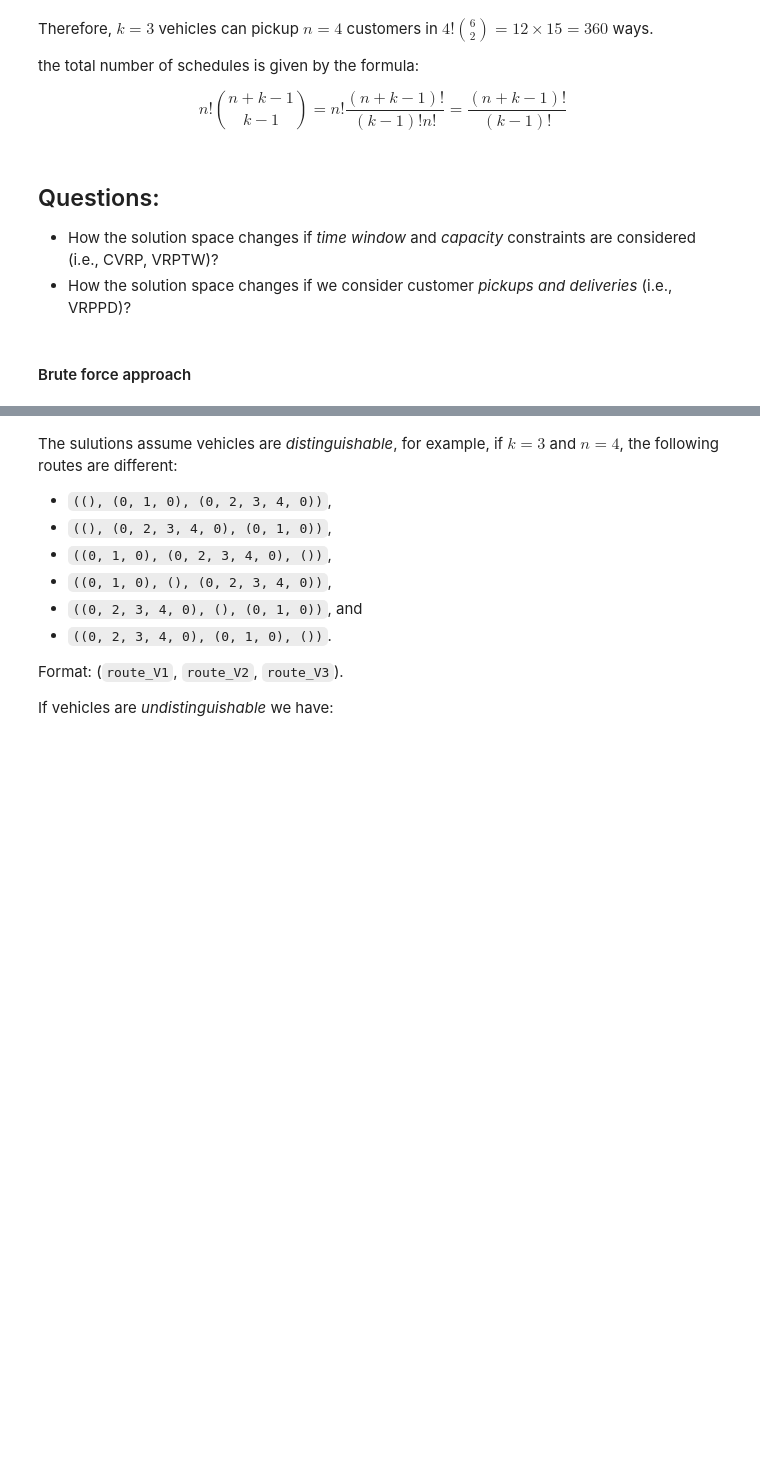
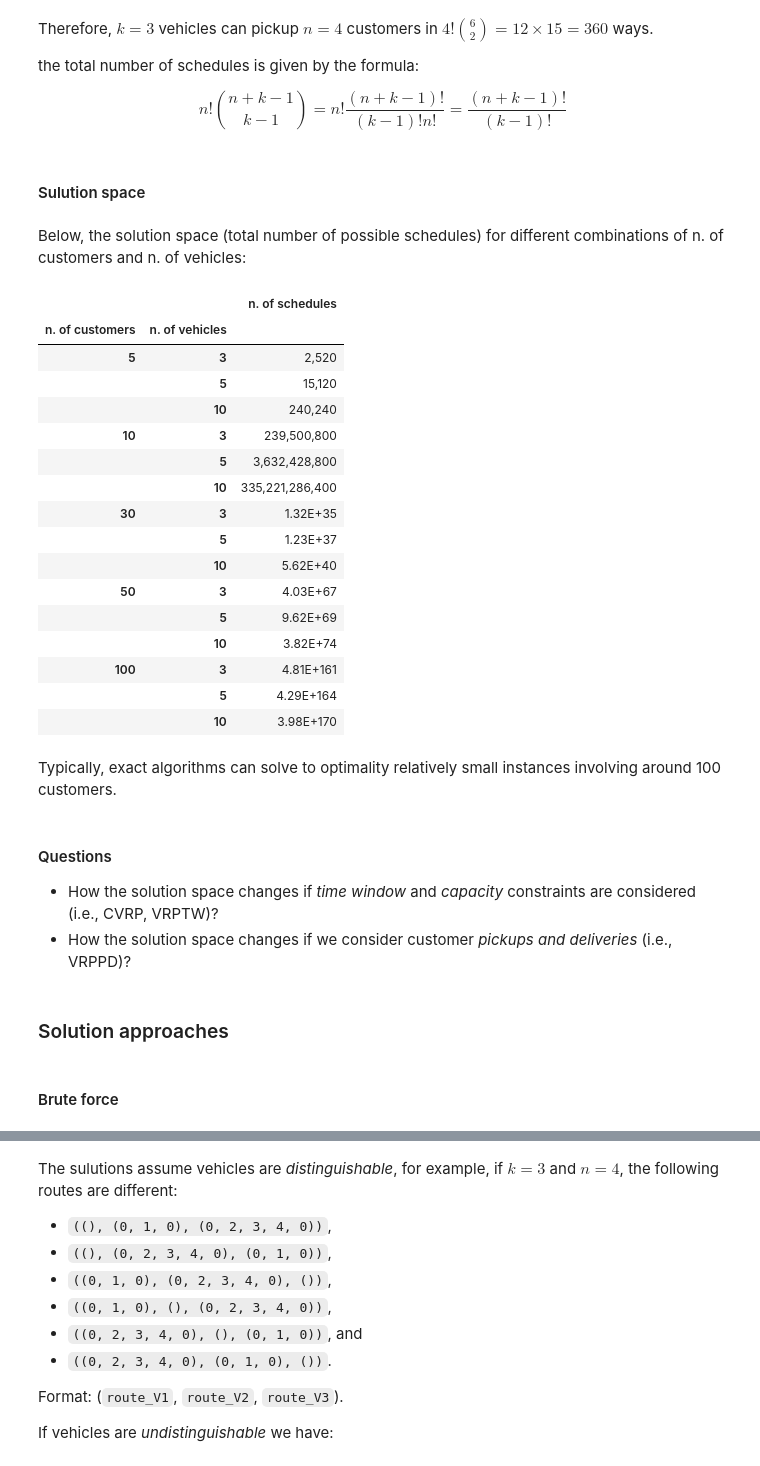
Before and after one commit to brenobeirigo/vrplot, a Jupyter notebook: introduction_to_heuristics.ipynb, the cells around one changed output, grey strips where cells are left out. Cells and saved outputs as stored; diff of their text form; code cells hidden in the pictures; blank space fills up the shorter version.

```diff
--- a/introduction_to_heuristics.ipynb
+++ b/introduction_to_heuristics.ipynb
@@ -191,13 +229,55 @@ Therefore, $k=3$ vehicles can pickup $n=4$ customers in $4!{6 \choose 2} =  12 \
 the total number of schedules is given by the formula:
 
 $$n!{n + k - 1 \choose k - 1} = n! \frac{(n + k - 1)!}{(k-1)!n!} = \frac{(n + k - 1)!}{(k-1)!}$$
+# %% [markdown]
+#### Sulution space
+# %% [markdown]
+Below, the solution space (total number of possible schedules) for different combinations of n. of customers and n. of vehicles:
+# %%
+import pandas as pd
+from scipy.special import comb
+from decimal import Decimal
+
+k_list = [3, 5, 10]
+n_list = [5, 10, 30, 50, 100]
+nk_dict = []
+for n,k in itertools.product(n_list, k_list):
+    nk_schedules = math.factorial(n+k-1)/math.factorial(k-1)
+    if nk_schedules < 10**12: # Show zeros for "smaller" values
+        nk_dict.append((n, k, f"{int(nk_schedules):,}"))
+    else: # Show scientific notation
+        nk_dict.append((n, k, f"{Decimal(nk_schedules):.2E}"))
+
+pd.DataFrame(nk_dict, columns=["n. of customers", "n. of vehicles", "n. of schedules"]).set_index(["n. of customers", "n. of vehicles"])
+# %% [output]
+|  |  | n. of schedules |
+| n. of customers | n. of vehicles |  |
+| 5 | 3 | 2,520 |
+|  | 5 | 15,120 |
+|  | 10 | 240,240 |
+| 10 | 3 | 239,500,800 |
+|  | 5 | 3,632,428,800 |
+|  | 10 | 335,221,286,400 |
+| 30 | 3 | 1.32E+35 |
+|  | 5 | 1.23E+37 |
+|  | 10 | 5.62E+40 |
+| 50 | 3 | 4.03E+67 |
+|  | 5 | 9.62E+69 |
+|  | 10 | 3.82E+74 |
+| 100 | 3 | 4.81E+161 |
+|  | 5 | 4.29E+164 |
+|  | 10 | 3.98E+170 |
+# %% [markdown]
+Typically, exact algorithms can solve to optimality relatively small instances involving around 100 customers.
 # %% [markdown]
-## Questions:
+#### Questions
 
 - How the solution space changes if *time window* and *capacity* constraints are considered (i.e., CVRP, VRPTW)?
 - How the solution space changes if we consider customer *pickups and deliveries* (i.e., VRPPD)?
+# %% [markdown]
+### Solution approaches
 # %% [markdown]
-#### Brute force approach
+#### Brute force
 # %%
 n_vehicles = 3
 n_customers = 4
```
Also changed, not shown: parts of 27 cells of this notebook, 4 other files.
